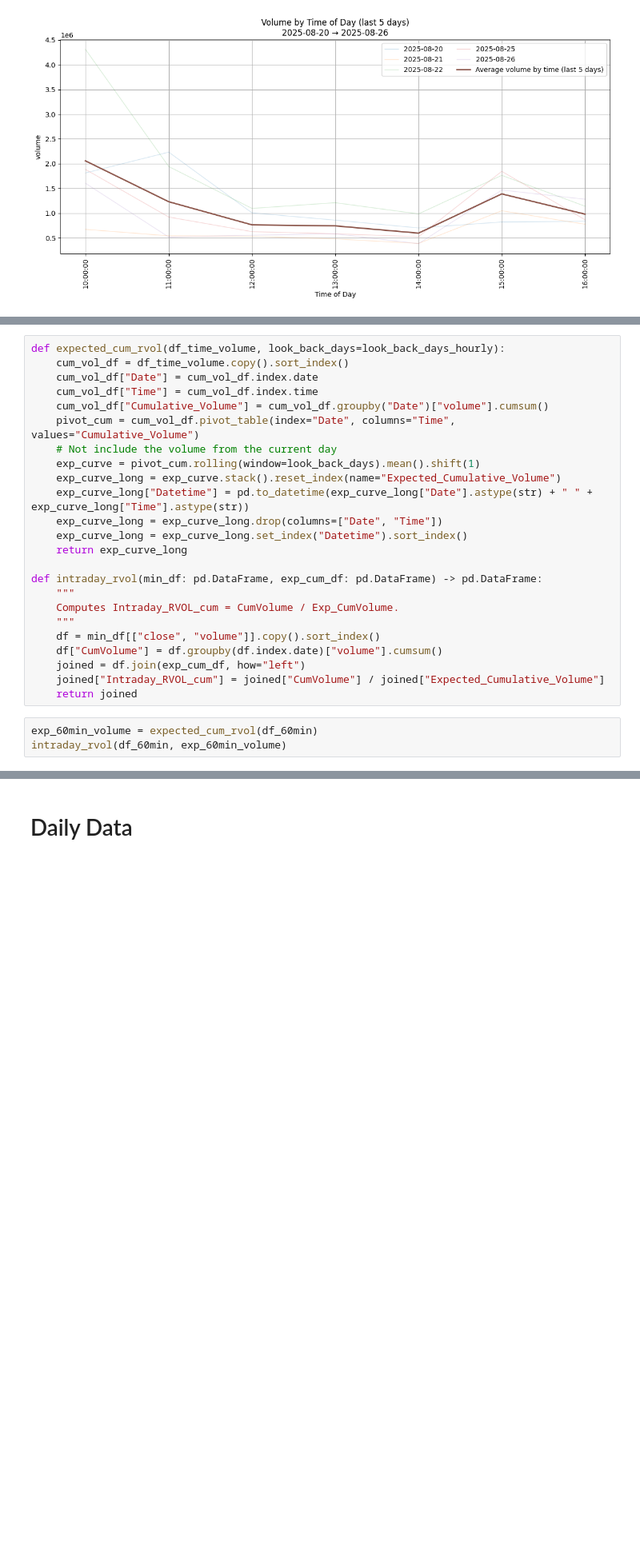
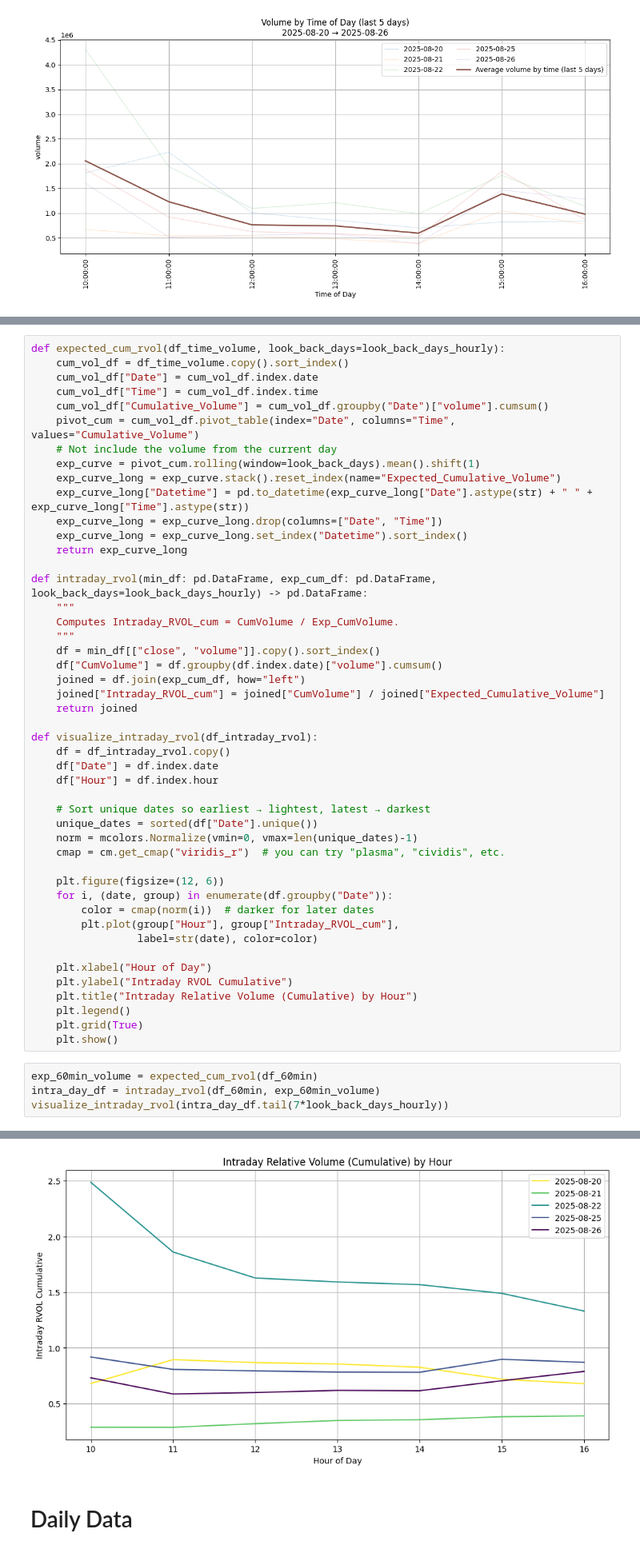
Before and after one commit to LINGUOREN369/ATR-Sigma_RVOL_Strategy, a Jupyter notebook: visualization.ipynb, the cells around one changed output, grey strips where cells are left out. Shown: that part at 80% size. Saved outputs shown, nothing was run; the diff lists cells and outputs as text; blank space fills up the shorter version.

Commit message:
visualization fix

```diff
--- a/visualization.ipynb
+++ b/visualization.ipynb
@@ -188,7 +156,7 @@ def expected_cum_rvol(df_time_volume, look_back_days=look_back_days_hourly):
     exp_curve_long = exp_curve_long.set_index("Datetime").sort_index()
     return exp_curve_long
 
-def intraday_rvol(min_df: pd.DataFrame, exp_cum_df: pd.DataFrame) -> pd.DataFrame:
+def intraday_rvol(min_df: pd.DataFrame, exp_cum_df: pd.DataFrame, look_back_days=look_back_days_hourly) -> pd.DataFrame:
     """
     Computes Intraday_RVOL_cum = CumVolume / Exp_CumVolume.
     """
@@ -197,7 +165,31 @@ def intraday_rvol(min_df: pd.DataFrame, exp_cum_df: pd.DataFrame) -> pd.DataFram
     joined = df.join(exp_cum_df, how="left")
     joined["Intraday_RVOL_cum"] = joined["CumVolume"] / joined["Expected_Cumulative_Volume"]
     return joined
+
+def visualize_intraday_rvol(df_intraday_rvol):
+    df = df_intraday_rvol.copy()
+    df["Date"] = df.index.date
+    df["Hour"] = df.index.hour
+
+    # Sort unique dates so earliest → lightest, latest → darkest
+    unique_dates = sorted(df["Date"].unique())
+    norm = mcolors.Normalize(vmin=0, vmax=len(unique_dates)-1)
+    cmap = cm.get_cmap("viridis_r")  # you can try "plasma", "cividis", etc.
+
+    plt.figure(figsize=(12, 6))
+    for i, (date, group) in enumerate(df.groupby("Date")):
+        color = cmap(norm(i))  # darker for later dates
+        plt.plot(group["Hour"], group["Intraday_RVOL_cum"],
+                 label=str(date), color=color)
+
+    plt.xlabel("Hour of Day")
+    plt.ylabel("Intraday RVOL Cumulative")
+    plt.title("Intraday Relative Volume (Cumulative) by Hour")
+    plt.legend()
+    plt.grid(True)
+    plt.show()
 # %%
 exp_60min_volume = expected_cum_rvol(df_60min)
-intraday_rvol(df_60min, exp_60min_volume)
+intra_day_df = intraday_rvol(df_60min, exp_60min_volume)
+visualize_intraday_rvol(intra_day_df.tail(7*look_back_days_hourly))
 # %% [output]
@@ -218,3 +196,4 @@ intraday_rvol(df_60min, exp_60min_volume)
+[figure, added]
 # %% [markdown]
 # Daily Data
 # %% [markdown]
```
Also changed, not shown: parts of 4 cells of this notebook, 1 other file.
